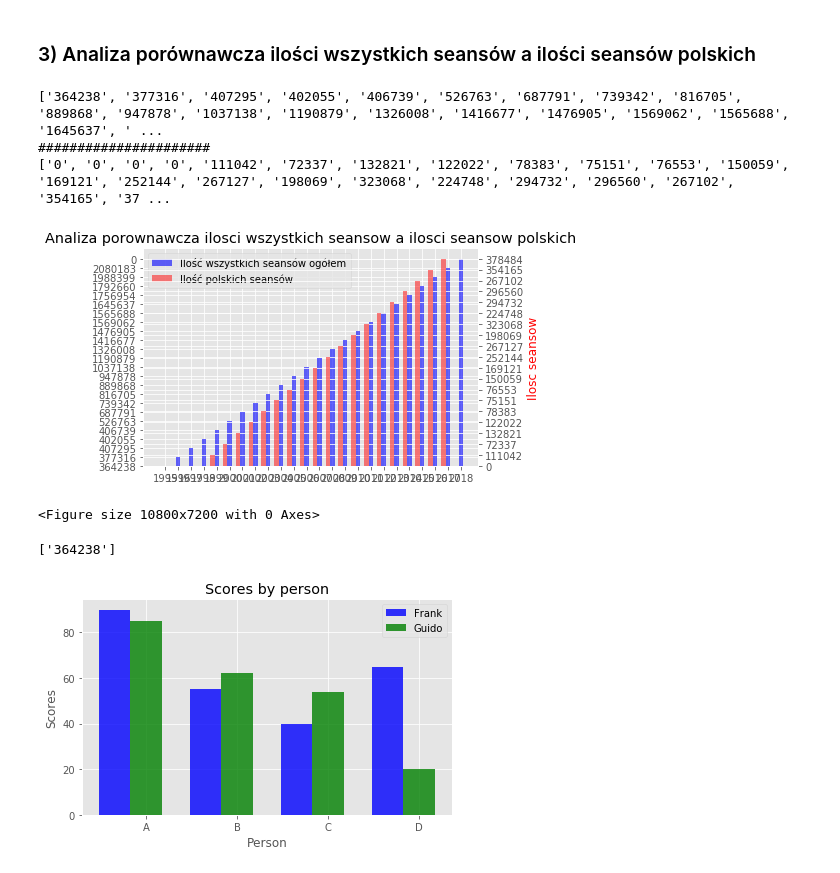
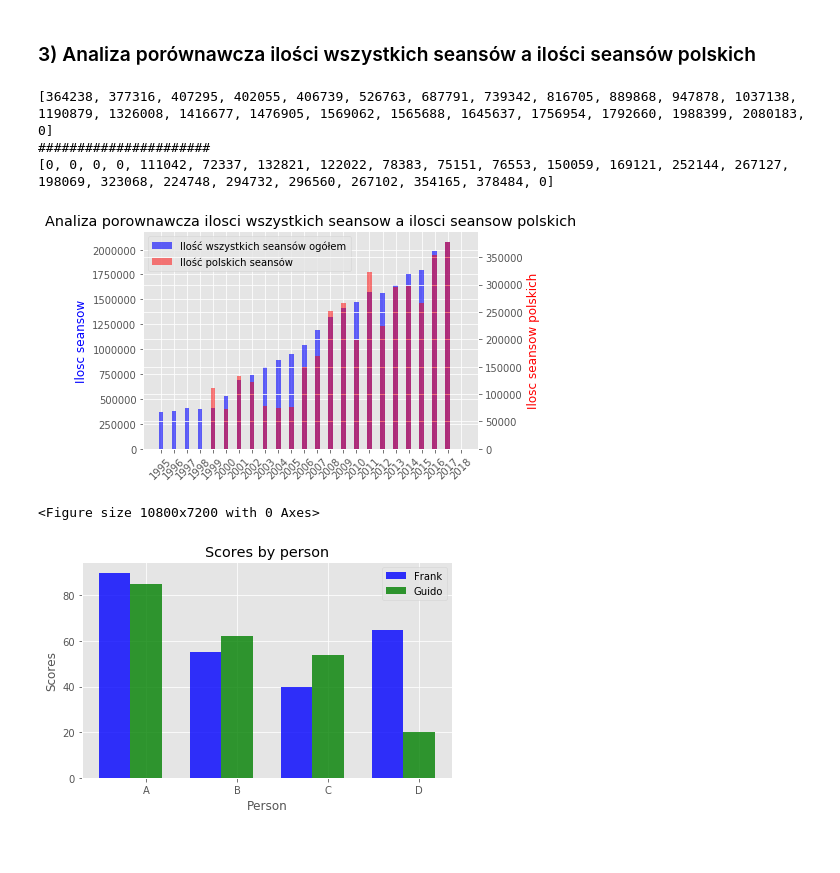
Before and after one commit to ejszja/ELEMENTY_STATYSTYKI, a Jupyter notebook: projekt.ipynb, the cells around one changed output. Saved outputs shown, nothing was run; the diff lists cells and outputs as text; code cells hidden in the pictures; blank space fills up the shorter version.

```diff
--- a/projekt.ipynb
+++ b/projekt.ipynb
@@ -337,13 +337,23 @@ t,data1,data2=[],[],[]
 for i in seanse.index:
     t.append(i)
 
+#ustawmy wsio na inty xD
 for i in range(0,len(seanse.values.tolist())):
-    data1.append(seanse.values.tolist()[i][0])
-    data2.append(seansepl.values.tolist()[i][0])
+    if (seanse.values.tolist()[i][0]==empty_char):
+        data1.append(0)
+    else:
+        data1.append(int(seanse.values.tolist()[i][0]))
+
+    if (seansepl.values.tolist()[i][0]==empty_char):
+        data2.append(0)
+    else:
+        data2.append(int(seansepl.values.tolist()[i][0]))
+
 
 #usuwamy znak '-' niewygodny przy tworzeniu wykresu
 data1=zamianaznaku(data1) #ilosc kin
 data2=zamianaznaku(data2) #ilosc sali
+
 
 if (len(data1)!=len(data2)):
     print("EJ TE DATAS SĄ RÓŻNE W SUMIE {} i {}".format(len(seanse.index),len(seansepl.index)))
@@ -361,11 +371,12 @@ par1 = ax.twinx()
 #par1.set_ylim(0, maks) to są limity osi jak cos
 #ax.set_ylim(0, 2)
 
+#index, index2 = [i for i in range(0,n_groups*2,2)], [n for n in range(1,n_groups*2,2)]
 index = np.arange(n_groups)
 bar_width = 0.35
 opacity = 1
 
-rects1 = ax.bar(index+bar_width, data1, bar_width,
+rects1 = ax.bar(index, data1, bar_width,
 alpha=0.6,
 color='b',
 label='Ilość wszystkich seansów ogółem'
@@ -375,41 +386,41 @@ label='Ilość wszystkich seansów ogółem'
 rects2 =par1.bar(index, data2, bar_width,
 alpha=0.5,
 color='r',
 label='Ilość polskich seansów')
 
 
 
 
 #sprawdzmy in close jak to trybi, wyeksportujmy do pdf
 plt.savefig('wykres.pdf')
 
 #kolorki labeli
 ax.yaxis.label.set_color('b')
 par1.yaxis.label.set_color('r')
 
 
 plt.xlabel('Lata')
-plt.ylabel('Ilosc seansow')
+ax.set_ylabel('Ilosc seansow')
+par1.set_ylabel('Ilosc seansow polskich')
 plt.title('Analiza porownawcza ilosci wszystkich seansow a ilosci seansow polskich')
-plt.xticks(index + bar_width, (lata))
+plt.xticks(index, (lata))
+#obracamy napisy na osi x
+for tick in ax.get_xticklabels():
+    tick.set_rotation(45)
 
 #legenda
 lines = [rects1, rects2]
 ax.legend(lines, [l.get_label() for l in lines])
 
 plt.figure(figsize=(150, 100))
 
 
 plt.tight_layout()
 plt.show()
 # %% [output]
-['364238', '377316', '407295', '402055', '406739', '526763', '687791', '739342', '816705', '889868', '947878', '1037138', '1190879', '1326008', '1416677', '1476905', '1569062', '1565688', '1645637', ' ...
+[364238, 377316, 407295, 402055, 406739, 526763, 687791, 739342, 816705, 889868, 947878, 1037138, 1190879, 1326008, 1416677, 1476905, 1569062, 1565688, 1645637, 1756954, 1792660, 1988399, 2080183, 0]
 ######################
-['0', '0', '0', '0', '111042', '72337', '132821', '122022', '78383', '75151', '76553', '150059', '169121', '252144', '267127', '198069', '323068', '224748', '294732', '296560', '267102', '354165', '37 ...
+[0, 0, 0, 0, 111042, 72337, 132821, 122022, 78383, 75151, 76553, 150059, 169121, 252144, 267127, 198069, 323068, 224748, 294732, 296560, 267102, 354165, 378484, 0]
-[figure, old version]
+[figure, new version]
 <Figure size 10800x7200 with 0 Axes>
-# %%
-print(data1)
-# %% [output]
-['364238']
 # %%
```
Also changed, not shown: parts of 3 cells of this notebook, 1 other file.
